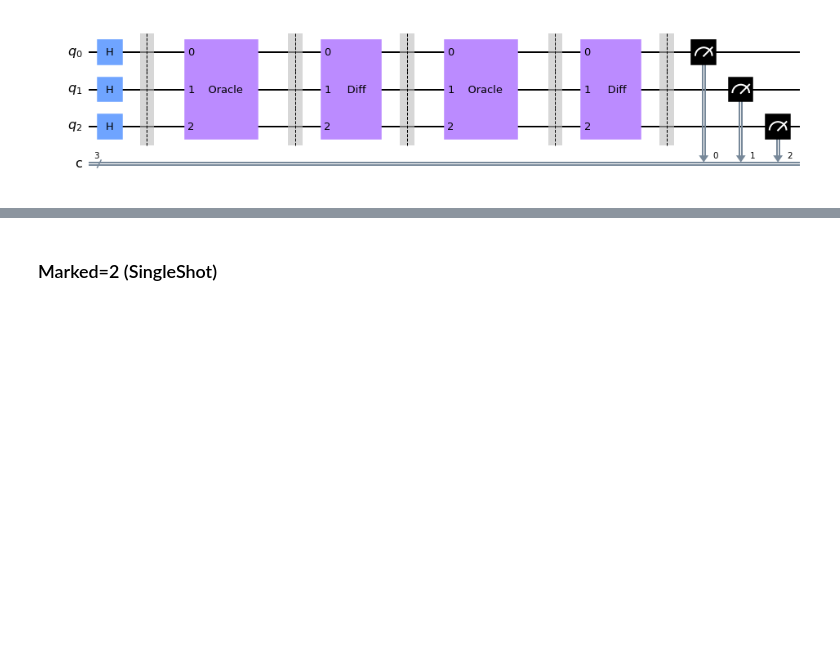
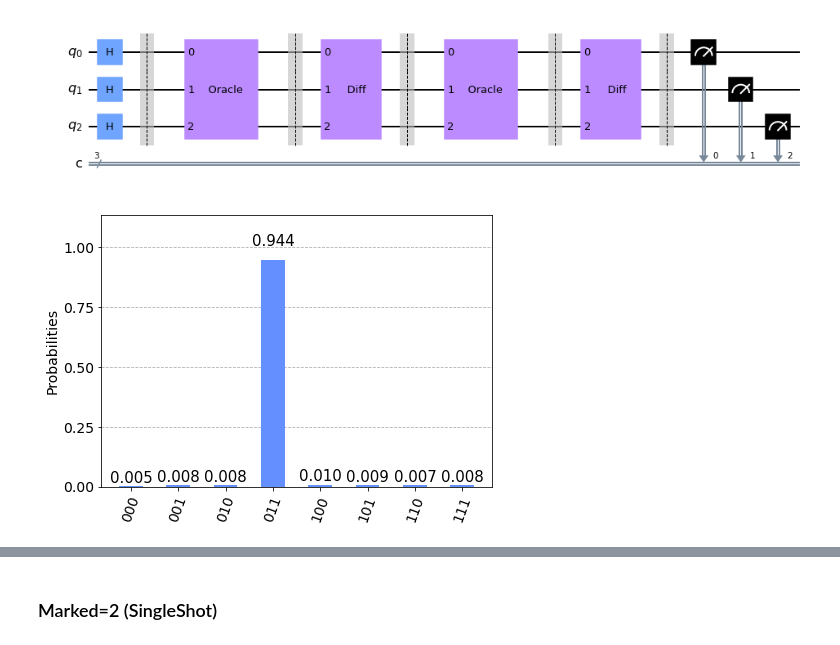
Before and after one commit to JaimePSantos/Dissertation-Tex-Code, a Jupyter notebook: Coding/DeepNote/GroverNotebook.ipynb, the cells around one changed output, grey strips where cells are left out. Drawn from its saved outputs; the diff is of its cells as text; code cells hidden in the pictures; blank space fills up the shorter version.

Commit message:
update grover notebook

```diff
--- a/Coding/DeepNote/GroverNotebook.ipynb
+++ b/Coding/DeepNote/GroverNotebook.ipynb
@@ -85,10 +101,16 @@ def simul(qc,stateVec,shots):
 # %% [markdown]
 ### Marked=1
 # %%
-N=3
-marked = [int((2**N -1)/2)]
-steps =int((np.pi /4) * np.sqrt(2**N/len(marked)))
-groverCirc = grover(N,steps,marked)
-groverCirc.draw(output='mpl')
+N3=3
+markedN3M0 = [int((2**N3 -1)/2)]
+stepsN3 =int((np.pi /4) * np.sqrt(2**N3/len(markedN3M0)))
+groverCircN3M0 = grover(N3,stepsN3,markedN3M0)
+groverCircN3.draw(output='mpl')
 # %% [output]
 [figure]
+# %%
+shots = 3000
+resultsN3M0 = simul(groverCircN3M0,False,shots)
+plot_histogram(resultsN3M0)
+# %% [output]
+[figure, added]
```
Also changed, not shown: parts of 11 cells of this notebook, 1 other file.
